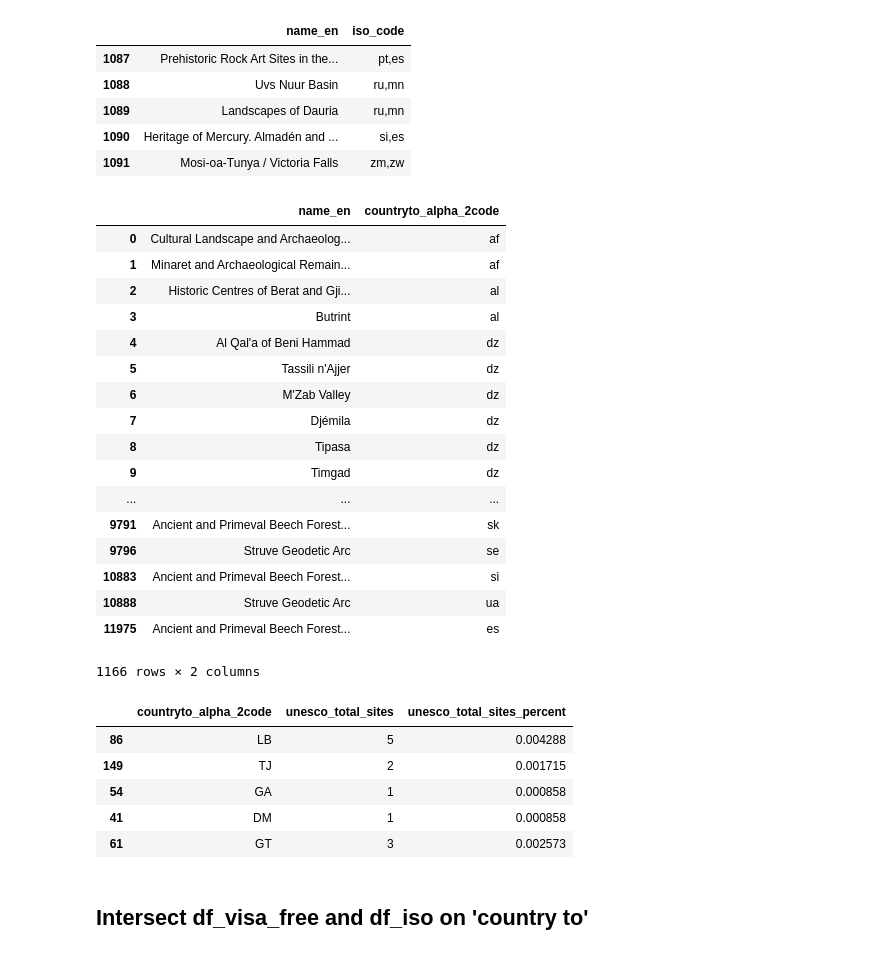
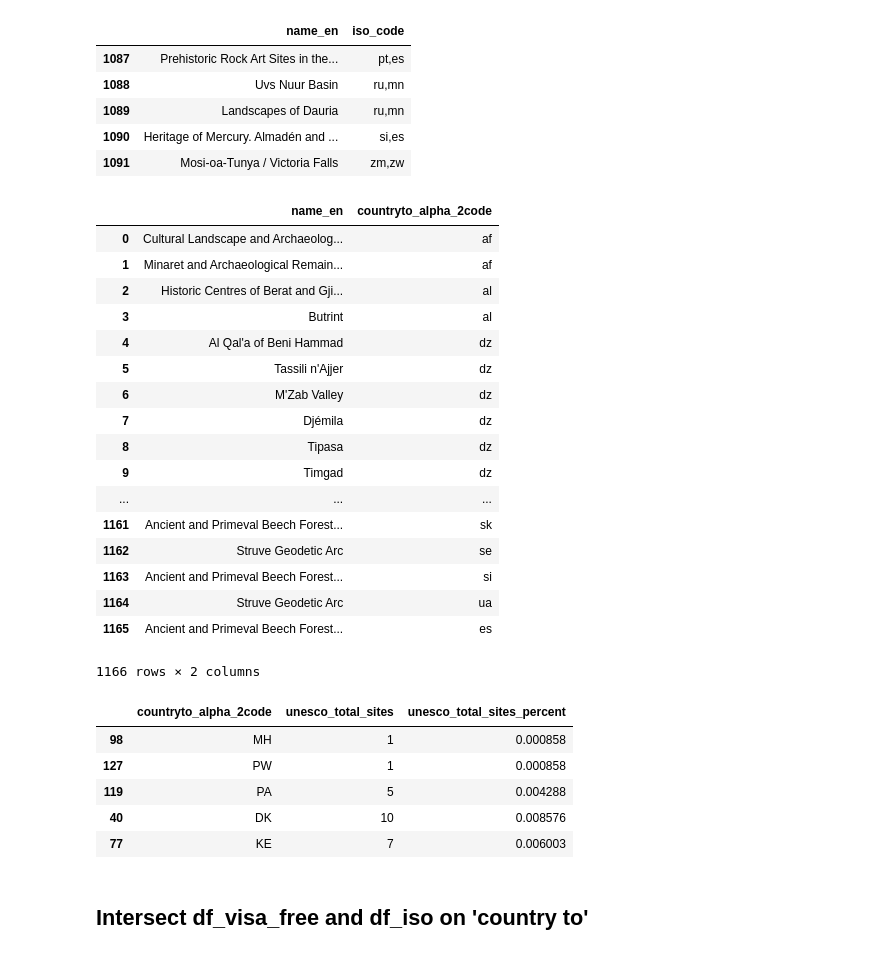
Before and after one commit to jeremielamboley/global-passport-index, a Jupyter notebook: main.ipynb, the cells around one changed output. Cells and saved outputs as stored; diff of their text form; code cells hidden in the pictures.

```diff
--- a/main.ipynb
+++ b/main.ipynb
@@ -181,37 +195,36 @@ unesco.tail(5)
 # %%
 # Split the values
 unesco = pd.concat([unesco['name_en'], unesco['iso_code'].str.split(',', expand=True)], axis=1)
 
-# Now we need to the countries in the first column
 unesco2 = []
 for i in range(0,11):
     temp = unesco.loc[:,['name_en',i]]
     temp.columns = ['name_en','countryto_alpha_2code']
     unesco2.append(temp)
 unesco2 = pd.concat(unesco2, ignore_index=True)
 
 # Remove empty values
-unesco2 = unesco2.replace(to_replace='None', value=np.nan).dropna()
+unesco2 = unesco2.replace(to_replace='None', value=np.nan).dropna().reset_index(drop=True)
 # preview
 unesco2
 # %% [output]
 |  | name_en | countryto_alpha_2code |
 | 0 | Cultural Landscape and Archaeolog... | af |
 | 1 | Minaret and Archaeological Remain... | af |
 | 2 | Historic Centres of Berat and Gji... | al |
 | 3 | Butrint | al |
 | 4 | Al Qal'a of Beni Hammad | dz |
 | 5 | Tassili n'Ajjer | dz |
 | 6 | M'Zab Valley | dz |
 | 7 | Djémila | dz |
 | 8 | Tipasa | dz |
 | 9 | Timgad | dz |
 | ... | ... | ... |
-| 9791 | Ancient and Primeval Beech Forest... | sk |
-| 9796 | Struve Geodetic Arc | se |
-| 10883 | Ancient and Primeval Beech Forest... | si |
-| 10888 | Struve Geodetic Arc | ua |
-| 11975 | Ancient and Primeval Beech Forest... | es |
+| 1161 | Ancient and Primeval Beech Forest... | sk |
+| 1162 | Struve Geodetic Arc | se |
+| 1163 | Ancient and Primeval Beech Forest... | si |
+| 1164 | Struve Geodetic Arc | ua |
+| 1165 | Ancient and Primeval Beech Forest... | es |
 1166 rows × 2 columns
 # %%
 # create a pivot table
@@ -231,11 +244,11 @@ unesco_pivot['countryto_alpha_2code'] = unesco_pivot['countryto_alpha_2code'].st
 unesco_pivot.sample(5)
 # %% [output]
 |  | countryto_alpha_2code | unesco_total_sites | unesco_total_sites_percent |
-| 86 | LB | 5 | 0.004288 |
-| 149 | TJ | 2 | 0.001715 |
-| 54 | GA | 1 | 0.000858 |
-| 41 | DM | 1 | 0.000858 |
-| 61 | GT | 3 | 0.002573 |
+| 98 | MH | 1 | 0.000858 |
+| 127 | PW | 1 | 0.000858 |
+| 119 | PA | 5 | 0.004288 |
+| 40 | DK | 10 | 0.008576 |
+| 77 | KE | 7 | 0.006003 |
 # %% [markdown]
 ## Intersect df_visa_free and df_iso on 'country to'
 # %%
```
Also changed, not shown: parts of 22 cells of this notebook.
